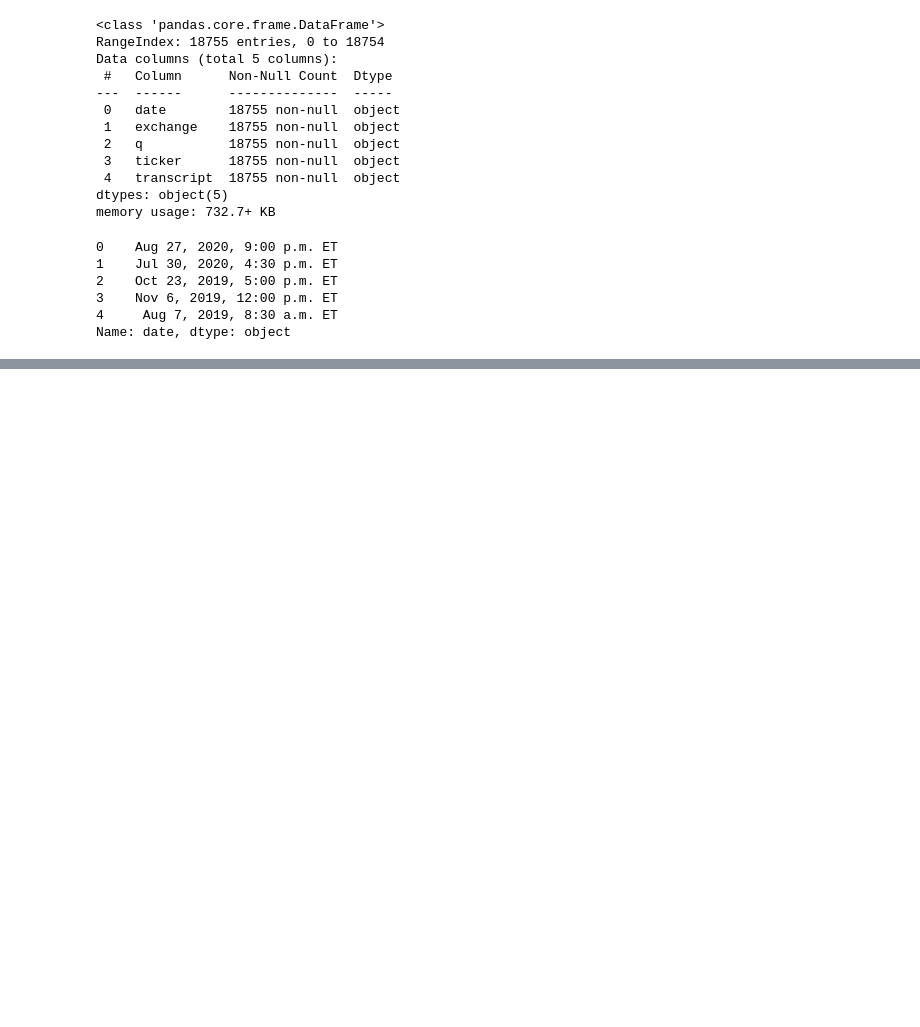
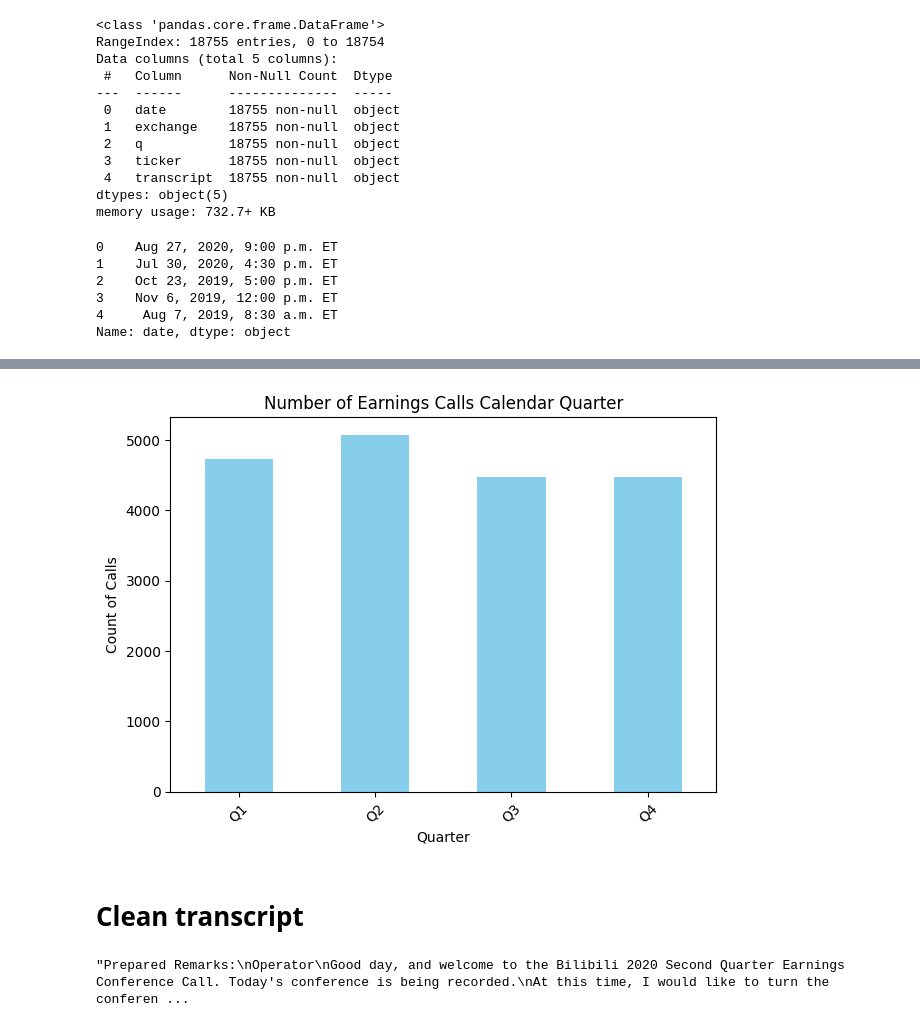
Before and after one commit to Seaner71/earnings-call-nlp, a Jupyter notebook: notebooks/01_data_loading_cleaning.ipynb, the cells around one changed output, grey strips where cells are left out. Cells and saved outputs as stored; diff of their text form; code cells hidden in the pictures; blank space fills up the shorter version.

```diff
--- a/notebooks/01_data_loading_cleaning.ipynb
+++ b/notebooks/01_data_loading_cleaning.ipynb
@@ -165,0 +147,23 @@ df
+# %%
+# relatively balanced throughout year
+df['quarter_only'] = df['q'].str.split('-').str[1]
+qonly_counts = df['quarter_only'].value_counts()
+qonly_counts = qonly_counts.sort_index()
+
+qonly_counts.plot(kind='bar', color='skyblue')
+
+plt.title('Number of Earnings Calls Calendar Quarter')
+plt.xlabel('Quarter')
+plt.ylabel('Count of Calls')
+plt.xticks(rotation=45)
+plt.tight_layout()
+plt.show()
+# %% [output]
+[figure, added]
+# %% [markdown]
+# Clean transcript
+# %%
+#Inspect tbe transcript column
+df.loc[0, "transcript"][:1000]
+# %% [output]
+"Prepared Remarks:\nOperator\nGood day, and welcome to the Bilibili 2020 Second Quarter Earnings Conference Call. Today's conference is being recorded.\nAt this time, I would like to turn the conferen ...
```
Also changed, not shown: parts of 36 cells of this notebook.
